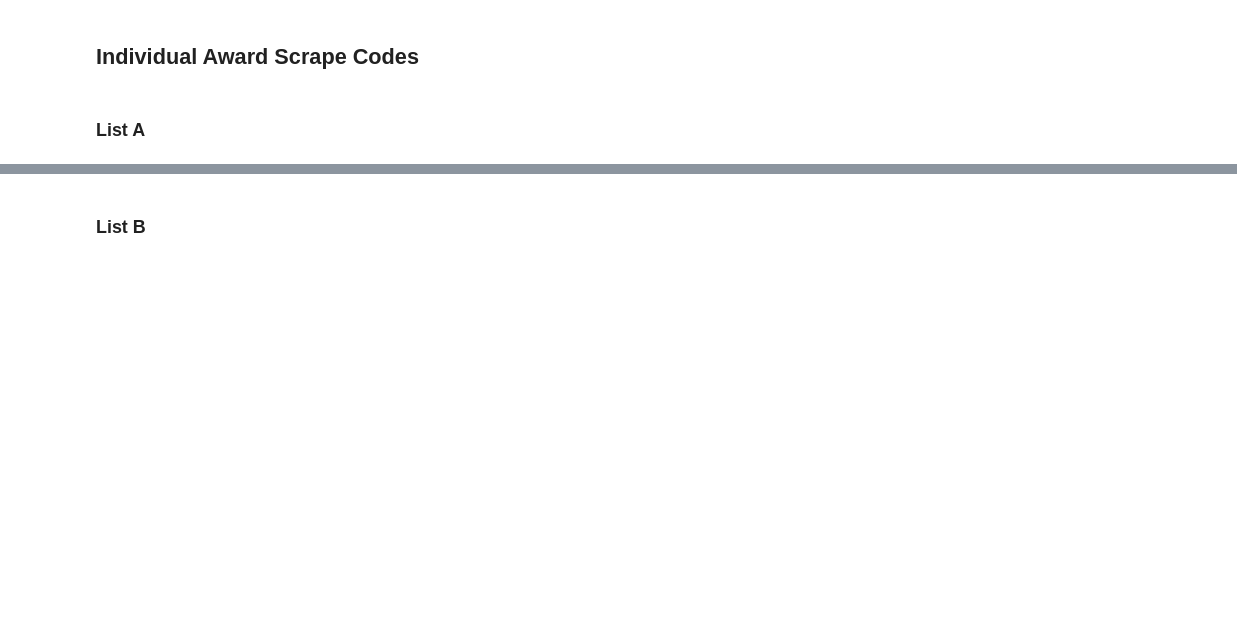
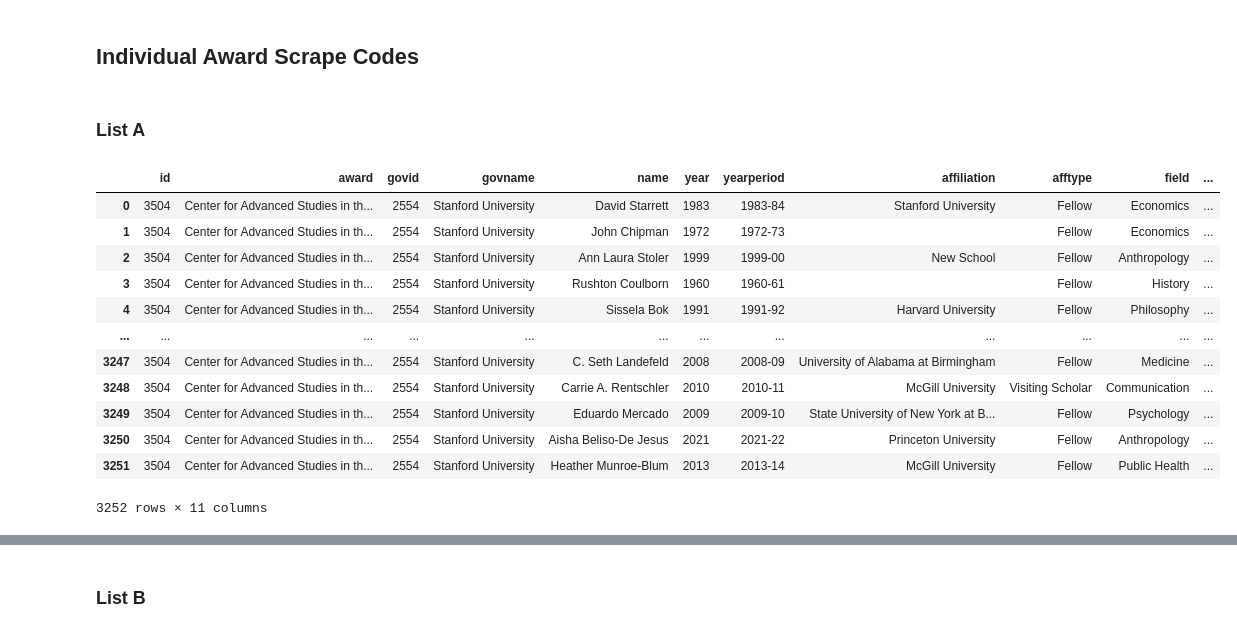
Before and after one commit to acepocalypse/EDA-award-scrape, a Jupyter notebook: Awards Scrape Code.ipynb, the cells around one changed output, grey strips where cells are left out. Saved outputs shown, nothing was run; the diff lists cells and outputs as text; code cells hidden in the pictures; blank space fills up the shorter version.

Commit message:
Refactor award scraping code for better performance and maintainability

```diff
--- a/Awards Scrape Code.ipynb
+++ b/Awards Scrape Code.ipynb
@@ -1339,31 +1341,45 @@ def scrape3504():
     if href_value.startswith("/"):
         href_value = baseurl + href_value
 
     response = requests.get(href_value)
 
     if response.status_code == 200:
         file_content = response.text
         data = json.loads(file_content)
         columns = ["Image URL", "name", "afftype", "yearperiod", "affiliation", "Department/Field", "field", "Rank", "Profile URL", "Last Name"]
 
         df = pd.DataFrame(data["data"], columns=columns)
 
         df['id'] = aid
         df['award'] = award
         df['govid'] = govid
         df['govname'] = govname
         df['year'] = df['yearperiod'].apply(lambda x: x.split("-")[0])
-        df = df[['award', 'name', 'year', 'yearperiod', 'affiliation', 'afftype', 'field']]
+        df = df[['id', 'award', 'govid', 'govname', 'name', 'year', 'yearperiod', 'affiliation', 'afftype', 'field']]
         df['deceased'] = df['affiliation'].apply(lambda x: 'Y' if x.lower() == 'deceased' else '')
         df['affiliation'] = df['affiliation'].apply(lambda x: '' if x.lower() == 'deceased' else x)
 
         display(df)
         df.to_csv(f'{filepath}{aid}.csv',index=False)
 
         if not df.empty:
             now = datetime.now()
             current_time = now.strftime("%H:%M:%S")
             print(f"AwardID {aid} --- scraped and saved to path at {current_time}")
 
     else:
         print(f"Failed to retrieve content from {href_value}. Status code: {response.status_code}")
+# %% [output]
+|  | id | award | govid | govname | name | year | yearperiod | affiliation | afftype | field | ... |
+| 0 | 3504 | Center for Advanced Studies in th... | 2554 | Stanford University | David Starrett | 1983 | 1983-84 | Stanford University | Fellow | Economics | ... |
+| 1 | 3504 | Center for Advanced Studies in th... | 2554 | Stanford University | John Chipman | 1972 | 1972-73 |  | Fellow | Economics | ... |
+| 2 | 3504 | Center for Advanced Studies in th... | 2554 | Stanford University | Ann Laura Stoler | 1999 | 1999-00 | New School | Fellow | Anthropology | ... |
+| 3 | 3504 | Center for Advanced Studies in th... | 2554 | Stanford University | Rushton Coulborn | 1960 | 1960-61 |  | Fellow | History | ... |
+| 4 | 3504 | Center for Advanced Studies in th... | 2554 | Stanford University | Sissela Bok | 1991 | 1991-92 | Harvard University | Fellow | Philosophy | ... |
+| ... | ... | ... | ... | ... | ... | ... | ... | ... | ... | ... | ... |
+| 3247 | 3504 | Center for Advanced Studies in th... | 2554 | Stanford University | C. Seth Landefeld | 2008 | 2008-09 | University of Alabama at Birmingham | Fellow | Medicine | ... |
+| 3248 | 3504 | Center for Advanced Studies in th... | 2554 | Stanford University | Carrie A. Rentschler | 2010 | 2010-11 | McGill University | Visiting Scholar | Communication | ... |
+| 3249 | 3504 | Center for Advanced Studies in th... | 2554 | Stanford University | Eduardo Mercado | 2009 | 2009-10 | State University of New York at B... | Fellow | Psychology | ... |
+| 3250 | 3504 | Center for Advanced Studies in th... | 2554 | Stanford University | Aisha Beliso-De Jesus | 2021 | 2021-22 | Princeton University | Fellow | Anthropology | ... |
+| 3251 | 3504 | Center for Advanced Studies in th... | 2554 | Stanford University | Heather Munroe-Blum | 2013 | 2013-14 | McGill University | Fellow | Public Health | ... |
+3252 rows × 11 columns
```
Also changed, not shown: parts of 8 cells of this notebook.
